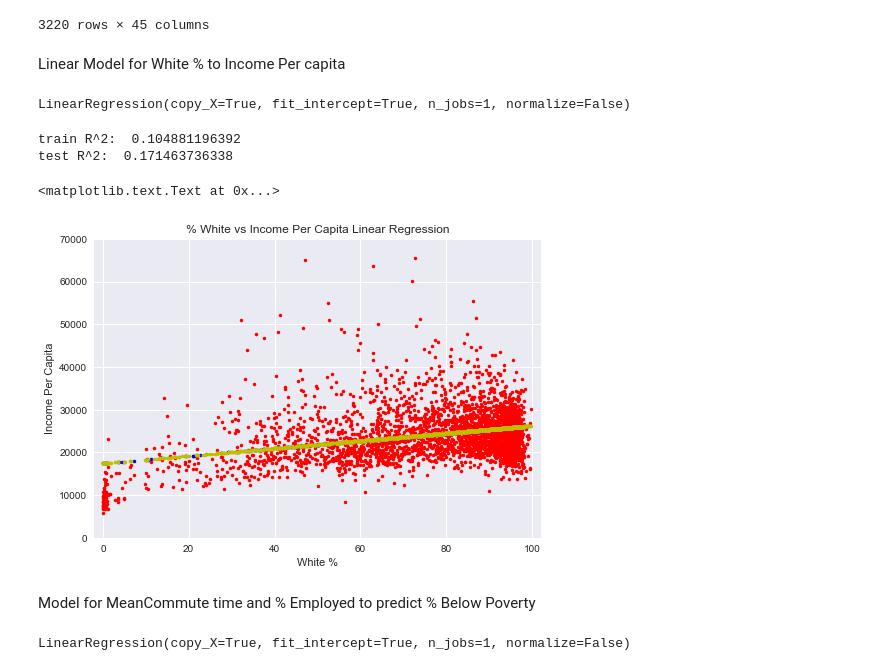
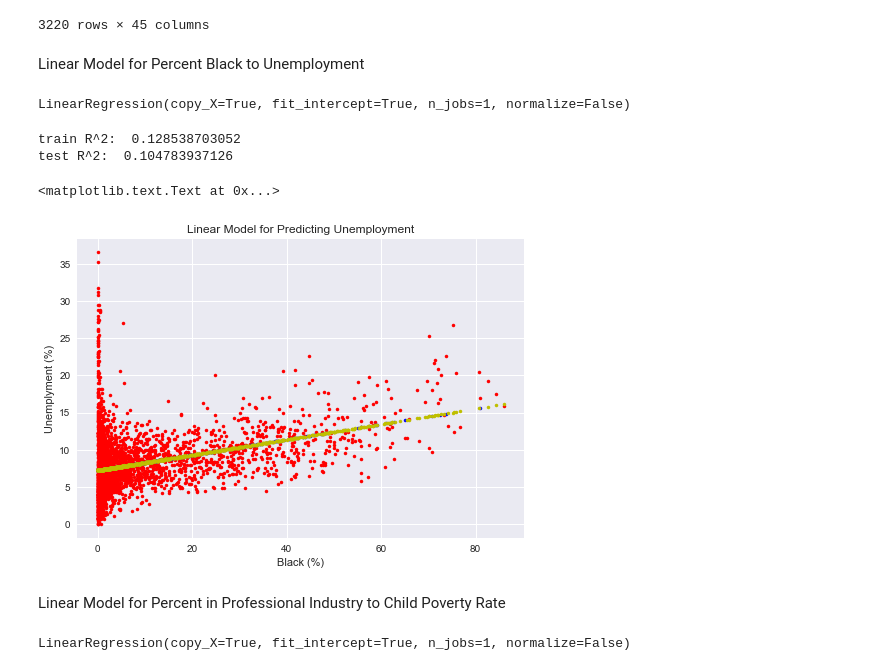
Before and after one commit to zacharyjgs/mlproj1, a Jupyter notebook: Census Data Analysis.ipynb, the cells around one changed output. Drawn from its saved outputs; the diff is of its cells as text; code cells hidden in the pictures.

```diff
--- a/Census Data Analysis.ipynb
+++ b/Census Data Analysis.ipynb
@@ -116,3 +130,3 @@ sns.barplot(x=office5, y=child_poverty)
 # %%
-census['PercentWhite'] = pd.cut(census['White'], [0, 20, 40, 60, 80, 100])
+census['ProfessionalRange'] = pd.cut(census['Professional'], [0, 20, 40, 60, 80, 100])
 # %%
@@ -126,2 +139,0 @@ fig
-# %%
-census['PercentBlack'] = pd.cut(census['Black'], [0, 10, 20, 30, 40, 50, 60, 70, 80, 90, 100])
@@ -290,11 +294,13 @@ census
 | 3219 | 72153 | Puerto Rico | Yauco | 39474 | 19047 | 20427 | 99.5 | 0.5 | 0.0 | 0.0 | ... | ... |
 3220 rows × 45 columns
 # %% [markdown]
-Linear Model for White % to Income Per capita
+Linear Model for Percent Black to Unemployment
 # %%
-train, test = train_test_split(census[['White', 'IncomePerCap']], test_size=0.2)
-train_x1, train_y1 = train[[ 'White']], train[['IncomePerCap']]
-test_x1, test_y1 = test[['White']], test[['IncomePerCap']]
+train, test = train_test_split(census[['Black', 'Unemployment']], test_size=0.2)
+train_x1, train_y1 = train[[ 'Black']], train[['Unemployment']]
+test_x1, test_y1 = test[['Black']], test[['Unemployment']]
+# train_x1, train_y1 = normalize(train_x1), normalize(train_y1)
+# test_x1, test_y1 = normalize(test_x1), normalize(test_y1)
 # %%
 l1 = LinearRegression()
 l1.fit(train_x1, train_y1)
@@ -310,17 +316,16 @@ print('test R^2: ',
 # train_y1['IncomePerCap'].values.astype(float)
 # y_train_pred
 # %% [output]
-train R^2:  0.104881196392
-test R^2:  0.171463736338
+train R^2:  0.128538703052
+test R^2:  0.104783937126
 # %%
-plt.plot(census['White'], census['IncomePerCap'], 'r.', test_x1, y_test_pred, 'b.', train_x1, y_train_pred, 'y.')
-plt.axis([-2, 102, 0, 70000])
-plt.xlabel('White %')
-plt.ylabel('Income Per Capita')
-plt.title("% White vs Income Per Capita Linear Regression")
+plt.plot(census['Black'], census['Unemployment'], 'r.', test_x1, y_test_pred, 'b.', train_x1, y_train_pred, 'y.')
+plt.xlabel('Black (%)')
+plt.ylabel('Unemplyment (%)')
+plt.title("Linear Model for Predicting Unemployment")
 # %% [output]
 <matplotlib.text.Text at 0x...>
-[figure, old version]
+[figure, new version]
-# %% [markdown]
-Model for MeanCommute time and % Employed to predict % Below Poverty
+# %% [markdown]
+Linear Model for Percent in Professional Industry to Child Poverty Rate
 # %%
```
Also changed, not shown: parts of 24 cells of this notebook, 2 other files.
